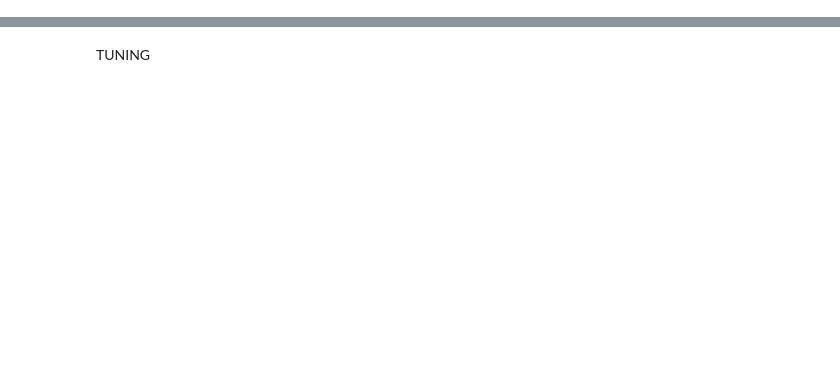
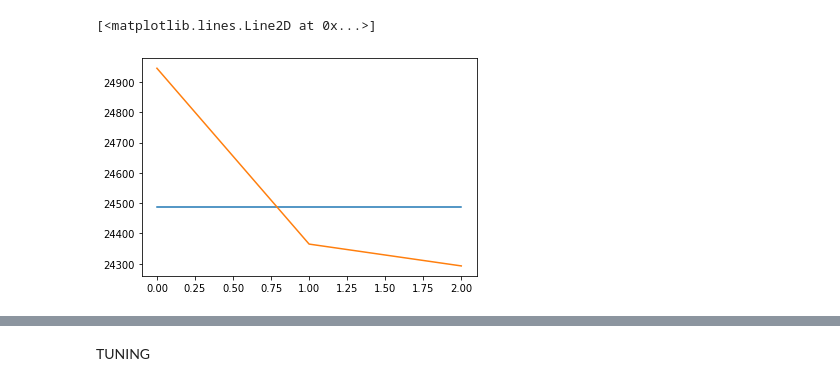
Before and after one commit to murathansygl/Food-Supply-Chain, a Jupyter notebook: module_2.ipynb, the cells around one changed output, grey strips where cells are left out. Cells and saved outputs as stored; diff of their text form; code cells hidden in the pictures; blank space fills up the shorter version.

```diff
--- a/module_2.ipynb
+++ b/module_2.ipynb
@@ -33,0 +252,5 @@ df_m2
+# %%
+X_train1, y_train1 = X1[:3], y1[:3]
+X_val1, y_val1 = X1[3:4], y1[3:4]
+X_test1, y_test1 = X1[4:], y1[4:]
+X_train1.shape, y_train1.shape, X_val1.shape, y_val1.shape, X_test1.shape, y_test1.shape
@@ -33,0 +276,13 @@ df_m2
+# %%
+model1 = Sequential()
+model1.add(InputLayer((5, 1)))
+model1.add(LSTM(64))
+model1.add(Dense(8, 'relu'))
+model1.add(Dense(1, 'linear'))
+
+# model1.summary()
+
+cp1 = ModelCheckpoint('model1/', save_best_only=True)
+model1.compile(loss=MeanSquaredError(), optimizer=Adam(learning_rate=10), metrics=[RootMeanSquaredError()])
+
+model1.fit(X_train1, y_train1, validation_data=(X_val1, y_val1), epochs=20, callbacks=[cp1])
@@ -33,0 +306,7 @@ df_m2
+# %%
+from tensorflow.keras.models import load_model
+model1 = load_model('model1/')
+# %%
+train_predictions = model1.predict(X_train1).flatten()
+train_results = pd.DataFrame(data={'Train Predictions':train_predictions, 'Actuals':y_train1})
+train_results
@@ -33,0 +319,7 @@ df_m2
+# %%
+import matplotlib.pyplot as plt
+plt.plot(train_results['Train Predictions'])
+plt.plot(train_results['Actuals'])
+# %% [output]
+[<matplotlib.lines.Line2D at 0x...>]
+[figure, added]
```
Also changed, not shown: parts of 87 cells of this notebook, 6 other files.
